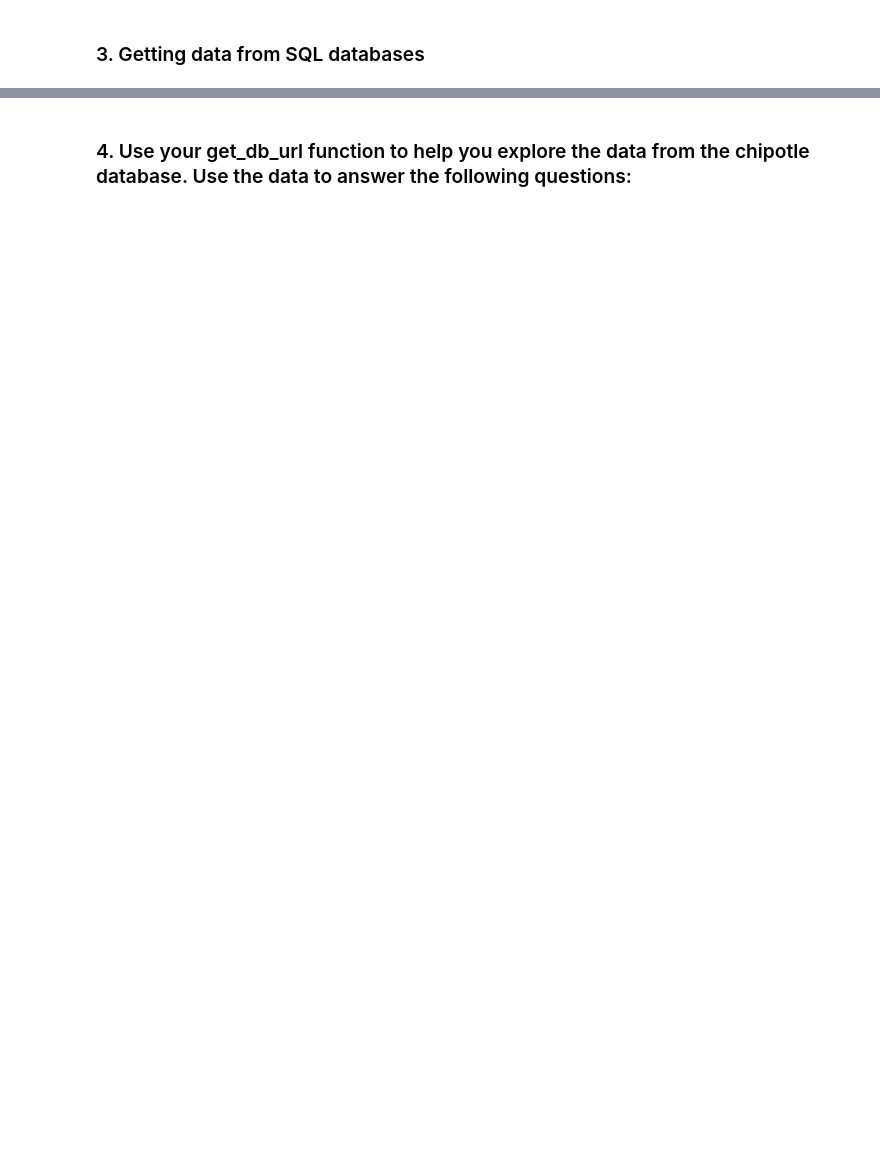
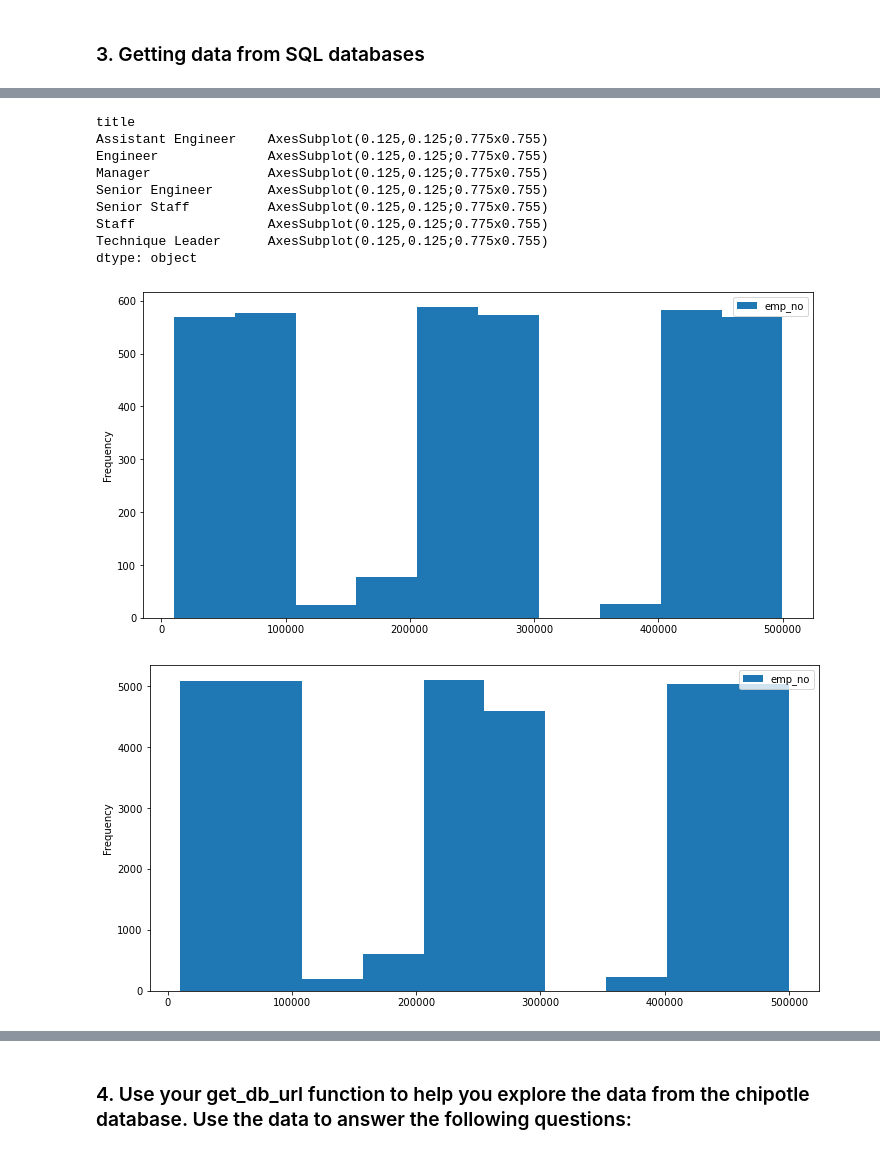
Before and after one commit to CSolitaire/numpy-pandas-visualization-exercises, a Jupyter notebook: advanced_dataframes.ipynb, the cells around one changed output, grey strips where cells are left out. Saved outputs shown, nothing was run; the diff lists cells and outputs as text; code cells hidden in the pictures; blank space fills up the shorter version.

```diff
--- a/advanced_dataframes.ipynb
+++ b/advanced_dataframes.ipynb
@@ -288,5 +137,13 @@ no_foreign_key
 # %%
 # Create a function named get_db_url. It should accept a
 # username, hostname, password, and database name and return a url formatted like in the examples in this lesson.
+
+from env import host, user, password
+
+def get_db_url(database, user=user, host=host, password=password):
+    url = f'mysql+pymysql://{user}:{password}@{host}/{database}'
+    return url
+
+url = get_db_url('employees')
 # %%
 # Use your function to obtain a connection to the employees database.
@@ -301,0 +168,3 @@ no_foreign_key
+# %%
+titles_df = pd.DataFrame(pd.read_sql('SELECT * FROM titles', url))
+titles_df.head()
@@ -301,0 +178,29 @@ no_foreign_key
+# %%
+# Visualize the number of employees with each title.
+"""
+First we need to find current employees
+"""
+
+current_employees = titles_df[titles_df.to_date == titles_df.to_date.max()]
+
+"""
+Next we need to group employees by titles
+"""
+current_employees.groupby('title')
+
+"""
+Now lets take a look at it
+"""
+current_employees.groupby('title').plot.hist()
+# %% [output]
+title
+Assistant Engineer    AxesSubplot(0.125,0.125;0.775x0.755)
+Engineer              AxesSubplot(0.125,0.125;0.775x0.755)
+Manager               AxesSubplot(0.125,0.125;0.775x0.755)
+Senior Engineer       AxesSubplot(0.125,0.125;0.775x0.755)
+Senior Staff          AxesSubplot(0.125,0.125;0.775x0.755)
+Staff                 AxesSubplot(0.125,0.125;0.775x0.755)
+Technique Leader      AxesSubplot(0.125,0.125;0.775x0.755)
+dtype: object
+[figure, added]
+[figure, added]
```
Also changed, not shown: parts of 24 cells of this notebook.
